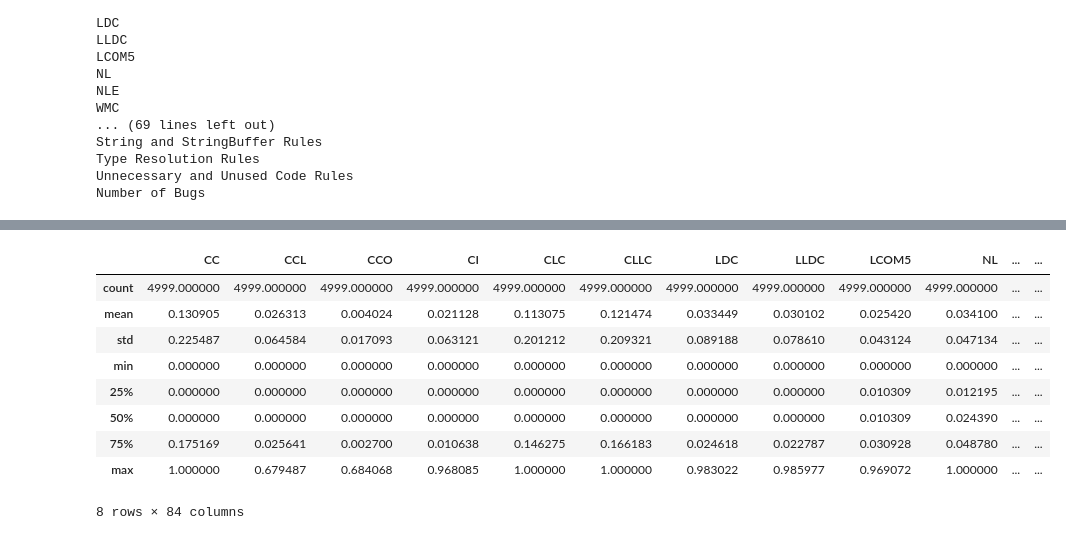
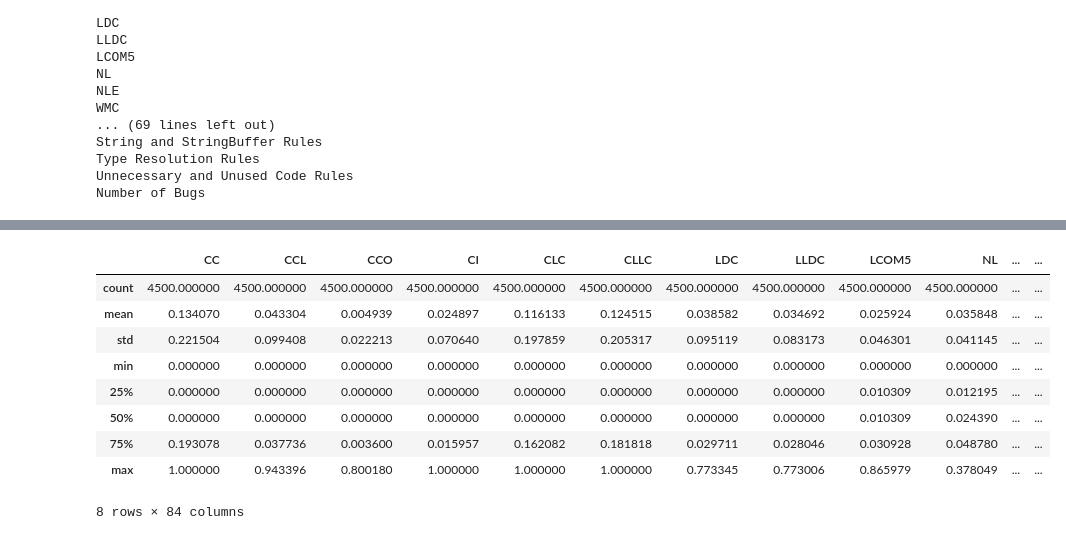
Before and after one commit to vajihe-ameri/predict-software-bugs-in-java-classes, a Jupyter notebook: proccess_df.ipynb, the cells around one changed output, grey strips where cells are left out. Cells and saved outputs as stored; diff of their text form; code cells hidden in the pictures.

```diff
--- a/proccess_df.ipynb
+++ b/proccess_df.ipynb
@@ -160,7 +213,7 @@ Unnecessary and Unused Code Rules    0.0
 Number of Bugs                       0.0
 Length: 85, dtype: float64
 # %%
-columnsToNormalize = list(train_set.columns.values)
+columnsToNormalize = list(train_resampled.columns.values)
 for column in columnsToNormalize:
   print(column)
 # %% [output]
@@ -182,6 +235,6 @@ Type Resolution Rules
 Unnecessary and Unused Code Rules
 Number of Bugs
 # %%
-train_set_NB = train_set.pop('Number of Bugs')
+train_resampled_NB = train_resampled.pop('Number of Bugs')
 # %%
-test_set_NB = test_set.pop('Number of Bugs')
+test_resampled_NB = test_resampled.pop('Number of Bugs')
@@ -220,8 +273,8 @@ test_set
 # %%
-columnsToNormalize = list(train_set.columns.values)
+columnsToNormalize = list(train_resampled.columns.values)
 for column in columnsToNormalize:
-  minValueOfCol = train_set[column].min()
-  maxValueOfCol = train_set[column].max()
+  minValueOfCol = train_resampled[column].min()
+  maxValueOfCol = train_resampled[column].max()
 
-  train_set[column] = (train_set[column] - minValueOfCol) / (maxValueOfCol-minValueOfCol)
-  test_set[column] = (test_set[column] - minValueOfCol) / (maxValueOfCol-minValueOfCol)
+  train_resampled[column] = (train_resampled[column] - minValueOfCol) / (maxValueOfCol-minValueOfCol)
+  test_resampled[column] = (test_resampled[column] - minValueOfCol) / (maxValueOfCol-minValueOfCol)
@@ -301,17 +345,17 @@ train_set.describe()
 | max | 1.000000 | 1.000000 | 1.000000 | 1.000000 | 1.000000 | 1.000000 | 1.000000 | 1.000000 | 1.000000 | 1.000000 | ... | ... |
 8 rows × 84 columns
 # %%
-test_set.describe()
+test_resampled.describe()
 # %% [output]
 |  | CC | CCL | CCO | CI | CLC | CLLC | LDC | LLDC | LCOM5 | NL | ... | ... |
-| count | 4999.000000 | 4999.000000 | 4999.000000 | 4999.000000 | 4999.000000 | 4999.000000 | 4999.000000 | 4999.000000 | 4999.000000 | 4999.000000 | ... | ... |
-| mean | 0.130905 | 0.026313 | 0.004024 | 0.021128 | 0.113075 | 0.121474 | 0.033449 | 0.030102 | 0.025420 | 0.034100 | ... | ... |
-| std | 0.225487 | 0.064584 | 0.017093 | 0.063121 | 0.201212 | 0.209321 | 0.089188 | 0.078610 | 0.043124 | 0.047134 | ... | ... |
+| count | 4500.000000 | 4500.000000 | 4500.000000 | 4500.000000 | 4500.000000 | 4500.000000 | 4500.000000 | 4500.000000 | 4500.000000 | 4500.000000 | ... | ... |
+| mean | 0.134070 | 0.043304 | 0.004939 | 0.024897 | 0.116133 | 0.124515 | 0.038582 | 0.034692 | 0.025924 | 0.035848 | ... | ... |
+| std | 0.221504 | 0.099408 | 0.022213 | 0.070640 | 0.197859 | 0.205317 | 0.095119 | 0.083173 | 0.046301 | 0.041145 | ... | ... |
 | min | 0.000000 | 0.000000 | 0.000000 | 0.000000 | 0.000000 | 0.000000 | 0.000000 | 0.000000 | 0.000000 | 0.000000 | ... | ... |
 | 25% | 0.000000 | 0.000000 | 0.000000 | 0.000000 | 0.000000 | 0.000000 | 0.000000 | 0.000000 | 0.010309 | 0.012195 | ... | ... |
 | 50% | 0.000000 | 0.000000 | 0.000000 | 0.000000 | 0.000000 | 0.000000 | 0.000000 | 0.000000 | 0.010309 | 0.024390 | ... | ... |
-| 75% | 0.175169 | 0.025641 | 0.002700 | 0.010638 | 0.146275 | 0.166183 | 0.024618 | 0.022787 | 0.030928 | 0.048780 | ... | ... |
-| max | 1.000000 | 0.679487 | 0.684068 | 0.968085 | 1.000000 | 1.000000 | 0.983022 | 0.985977 | 0.969072 | 1.000000 | ... | ... |
+| 75% | 0.193078 | 0.037736 | 0.003600 | 0.015957 | 0.162082 | 0.181818 | 0.029711 | 0.028046 | 0.030928 | 0.048780 | ... | ... |
+| max | 1.000000 | 0.943396 | 0.800180 | 1.000000 | 1.000000 | 1.000000 | 0.773345 | 0.773006 | 0.865979 | 0.378049 | ... | ... |
 8 rows × 84 columns
 # %%
 df.to_csv('/content/drive/MyDrive/new_df/df.csv', index = False)
```
Also changed, not shown: parts of 27 cells of this notebook.
